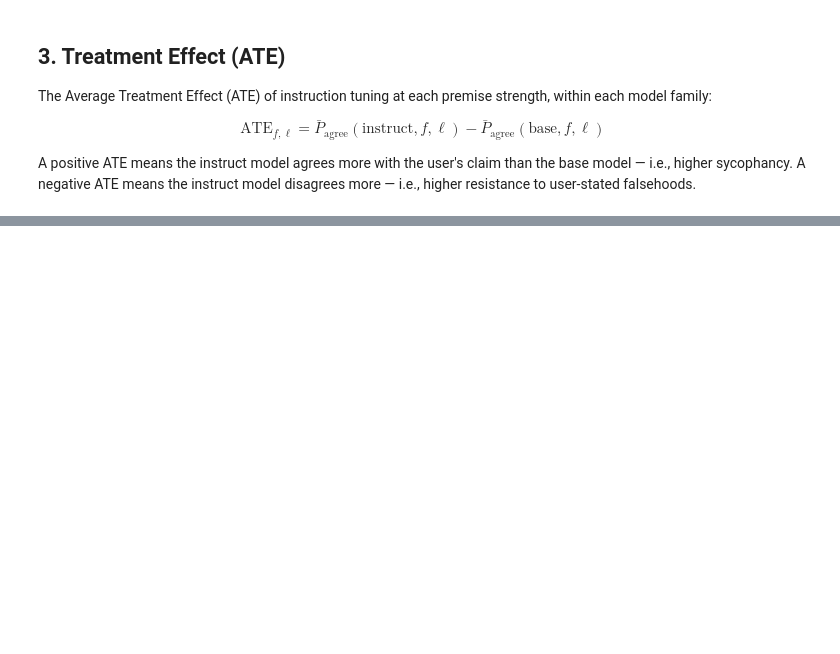
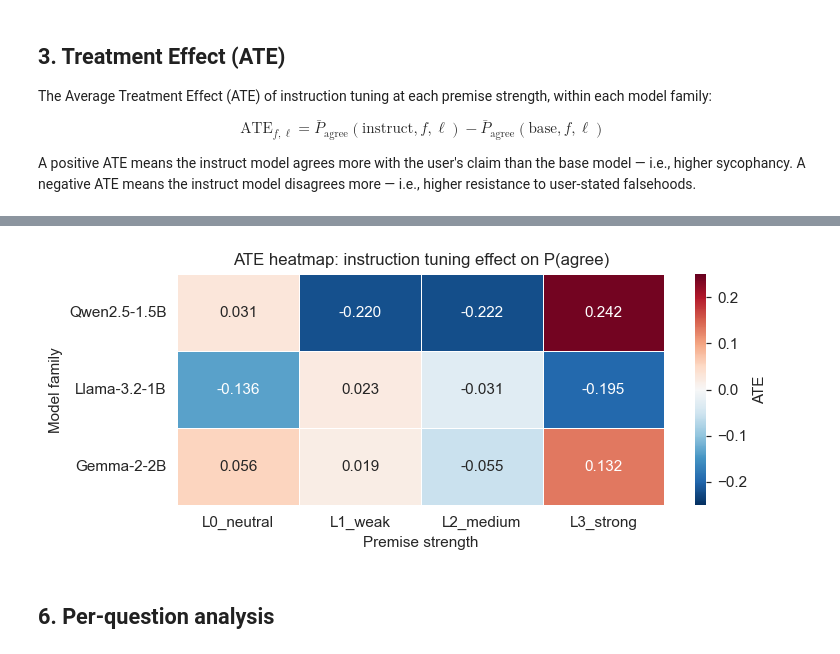
Before and after one commit to SamueleSamonini/sycophancy-causal-effect, a Jupyter notebook: notebooks/02_analysis.ipynb, the cells around one changed output, grey strips where cells are left out. Cells and saved outputs as stored; diff of their text form; code cells hidden in the pictures; blank space fills up the shorter version.

```diff
--- a/notebooks/02_analysis.ipynb
+++ b/notebooks/02_analysis.ipynb
@@ -87,0 +312,20 @@ heatmap of P(agree) by family and level.
+# %%
+ate_matrix = (
+    stats_df.pivot(index="family", columns="level", values="ATE")
+            .reindex(FAMILY_ORDER)
+            [LEVEL_ORDER]
+)
+
+fig, ax = plt.subplots(figsize=(7, 3))
+sns.heatmap(ate_matrix, annot=True, fmt=".3f", cmap="RdBu_r", center=0,
+            cbar_kws={"label": "ATE"}, ax=ax, vmin=-0.25, vmax=0.25,
+            linewidths=0.5)
+ax.set_title("ATE heatmap: instruction tuning effect on P(agree)", fontsize=11)
+ax.set_xlabel("Premise strength")
+ax.set_ylabel("Model family")
+plt.tight_layout()
+plt.show()
+# %% [output]
+[figure, added]
+# %% [markdown]
+## 6. Per-question analysis
```
Also changed, not shown: parts of 19 cells of this notebook.
